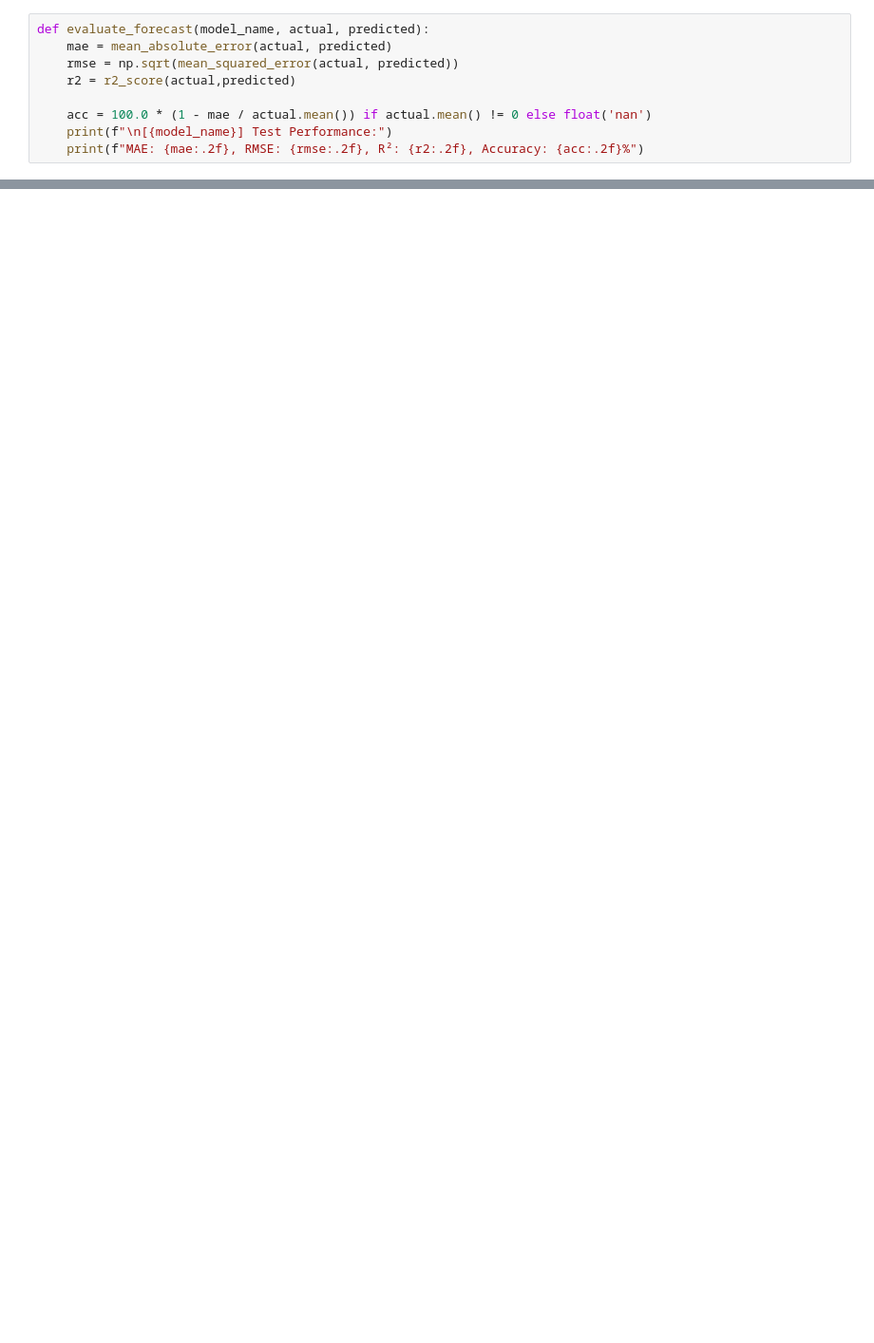
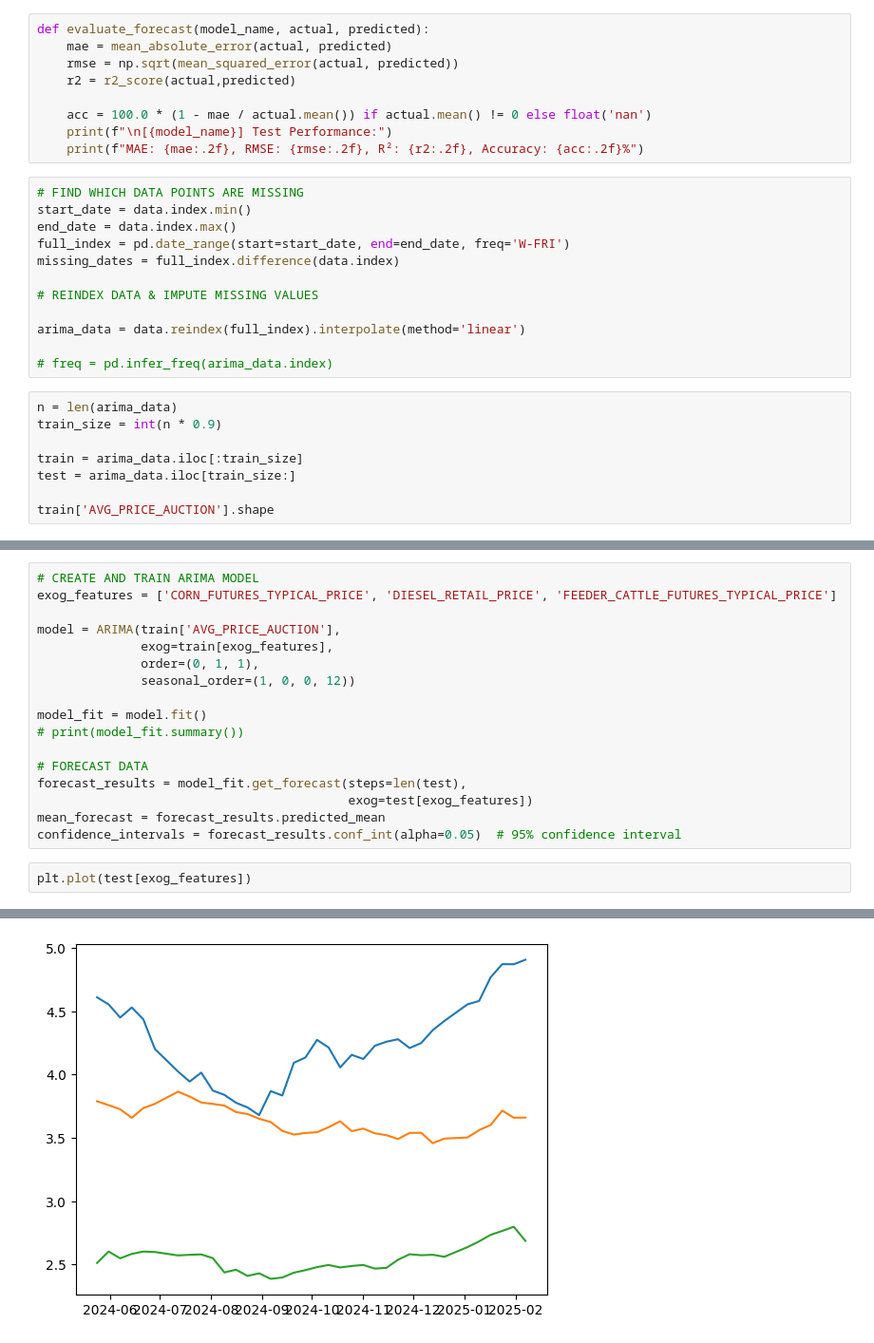
Before and after one commit to JBL168/beef_value_chain_project_spring_2025, a Jupyter notebook: models/sarimax.ipynb, the cells around one changed output, grey strips where cells are left out. Shown at 95% size. Drawn from its saved outputs; the diff is of its cells as text; blank space fills up the shorter version.

```diff
--- a/models/sarimax.ipynb
+++ b/models/sarimax.ipynb
@@ -50,3 +314,23 @@ def evaluate_forecast(model_name, actual, predicted):
     acc = 100.0 * (1 - mae / actual.mean()) if actual.mean() != 0 else float('nan')
     print(f"\n[{model_name}] Test Performance:")
     print(f"MAE: {mae:.2f}, RMSE: {rmse:.2f}, R²: {r2:.2f}, Accuracy: {acc:.2f}%")
+# %%
+# FIND WHICH DATA POINTS ARE MISSING
+start_date = data.index.min()
+end_date = data.index.max()
+full_index = pd.date_range(start=start_date, end=end_date, freq='W-FRI')
+missing_dates = full_index.difference(data.index)
+
+# REINDEX DATA & IMPUTE MISSING VALUES
+
+arima_data = data.reindex(full_index).interpolate(method='linear')
+
+# freq = pd.infer_freq(arima_data.index)
+# %%
+n = len(arima_data)
+train_size = int(n * 0.9)
+
+train = arima_data.iloc[:train_size]
+test = arima_data.iloc[train_size:]
+
+train['AVG_PRICE_AUCTION'].shape
@@ -52,0 +373,20 @@ def evaluate_forecast(model_name, actual, predicted):
+# %%
+# CREATE AND TRAIN ARIMA MODEL
+exog_features = ['CORN_FUTURES_TYPICAL_PRICE', 'DIESEL_RETAIL_PRICE', 'FEEDER_CATTLE_FUTURES_TYPICAL_PRICE']
+
+model = ARIMA(train['AVG_PRICE_AUCTION'],
+              exog=train[exog_features],
+              order=(0, 1, 1),
+              seasonal_order=(1, 0, 0, 12))
+
+model_fit = model.fit()
+# print(model_fit.summary())
+
+# FORECAST DATA
+forecast_results = model_fit.get_forecast(steps=len(test),
+                                          exog=test[exog_features])
+mean_forecast = forecast_results.predicted_mean
+confidence_intervals = forecast_results.conf_int(alpha=0.05)  # 95% confidence interval
+# %%
+plt.plot(test[exog_features])
+# %% [output]
@@ -53 +396,2 @@ def evaluate_forecast(model_name, actual, predicted):
+[figure, added]
 # %%
```
Also changed, not shown: parts of 14 cells of this notebook, 1 other file.
